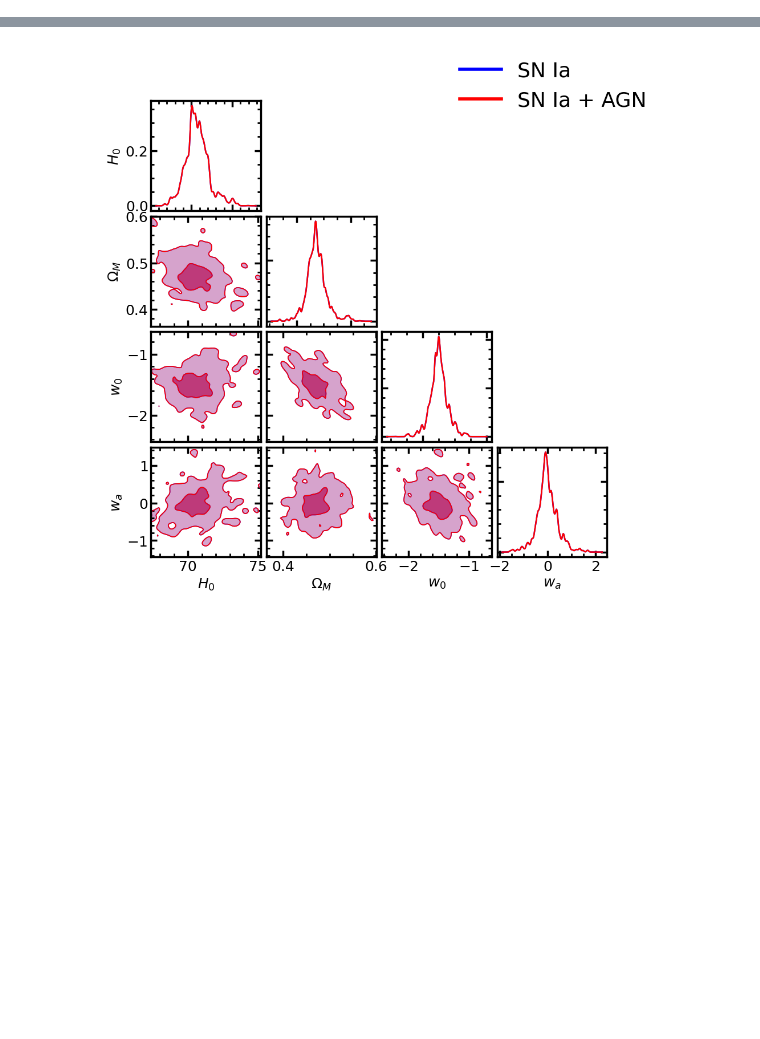
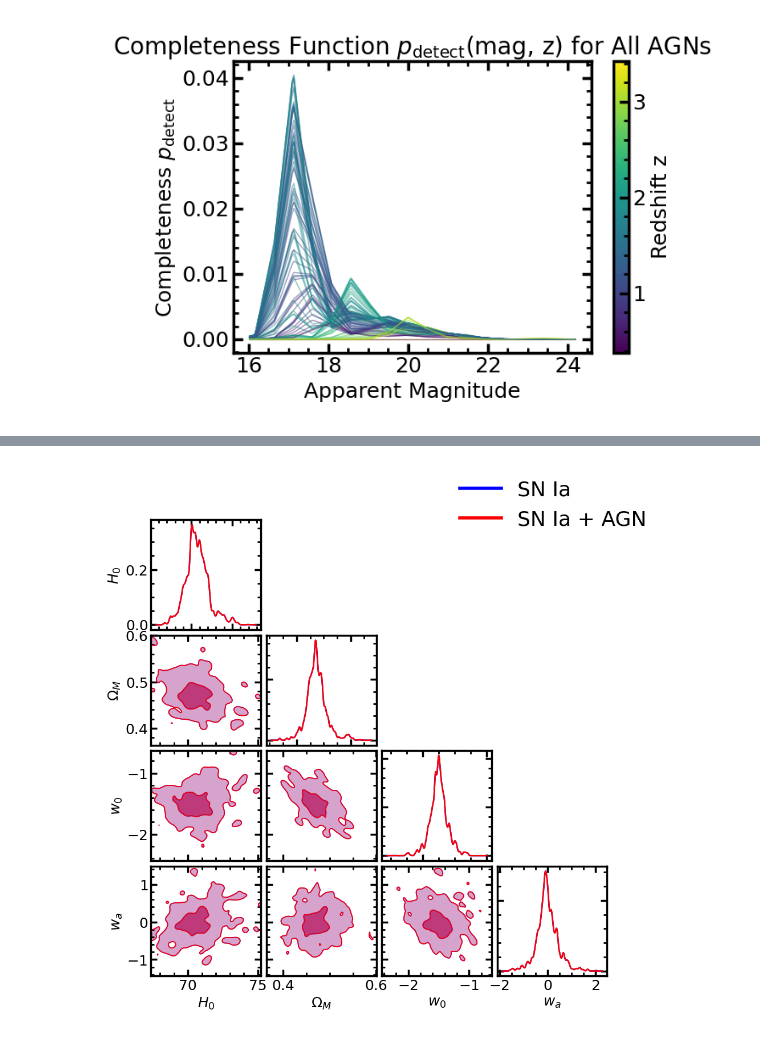
Before and after one commit to dutra/qvc, a Jupyter notebook: tutorials/hubble diagram py.ipynb, the cells around one changed output, grey strips where cells are left out. Drawn from its saved outputs; the diff is of its cells as text; code cells hidden in the pictures; blank space fills up the shorter version.

```diff
--- a/tutorials/hubble diagram py.ipynb
+++ b/tutorials/hubble diagram py.ipynb
@@ -74,3 +143,39 @@ sampler_joint, _ = run_mcmc_pipeline(df_agn, df_pantheon, cosmo_model=cosmo_mode
+# %%
+import numpy as np
+import matplotlib.pyplot as plt
+
+def plot_p_detect_for_all_agns(df_agn, p_detect, mag_range=None, n_mag=200, cmap='viridis'):
+    mags_agn = df_agn['apparent_mag_i'].values
+    zs_agn = df_agn['z'].values
+
+    if mag_range is None:
+        min_mag = np.min(mags_agn) - 1
+        max_mag = np.max(mags_agn) + 1
+    else:
+        min_mag, max_mag = mag_range
+
+    mag_grid = np.linspace(min_mag, max_mag, n_mag)
+    norm = plt.Normalize(np.min(zs_agn), np.max(zs_agn))
+    cmap = plt.get_cmap(cmap)
+
+    fig, ax = plt.subplots(figsize=(7, 5))
+    for mag_i, z_i in zip(mags_agn, zs_agn):
+        z_arr = np.full_like(mag_grid, z_i, dtype=float)
+        p_vals = p_detect(mag_grid, z_arr)
+        ax.plot(mag_grid, p_vals, color=cmap(norm(z_i)), alpha=0.5, lw=1)
+
+    sm = plt.cm.ScalarMappable(cmap=cmap, norm=norm)
+    sm.set_array([])
+    fig.colorbar(sm, ax=ax, label='Redshift z')
+    ax.set_xlabel('Apparent Magnitude')
+    ax.set_ylabel('Completeness $p_{\\rm detect}$')
+    ax.set_title('Completeness Function $p_{\\rm detect}$(mag, z) for All AGNs')
+    fig.tight_layout()
+    plt.show()
+
+plot_p_detect_for_all_agns(df_agn, p_detect)
+# %% [output]
+[figure, added]
 # %%
 plot_hubble(sampler_joint, df_agn, df_pantheon, cosmo_model=cosmo_model, show=True)
 # %% [output]
```
Also changed, not shown: parts of 11 cells of this notebook, 3 other files.
